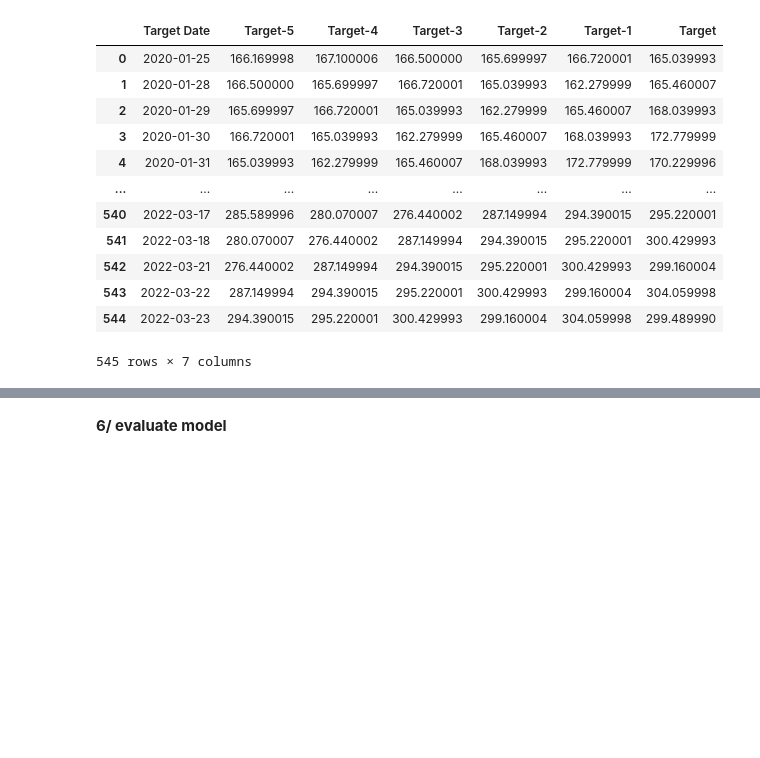
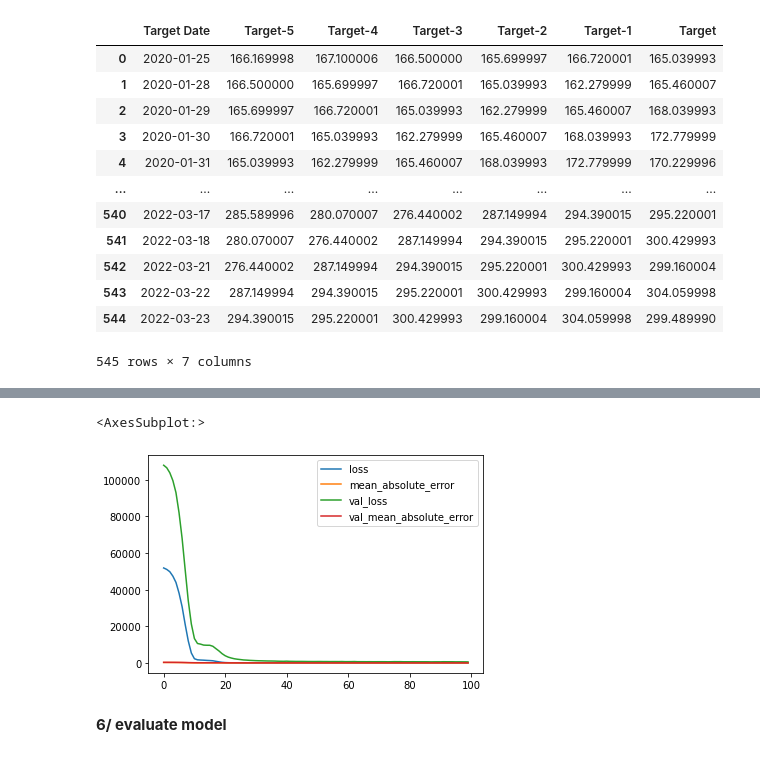
Before and after one commit to iteam1/predict-series-data-with-RNN, a Jupyter notebook: notebook.ipynb, the cells around one changed output, grey strips where cells are left out. Cells and saved outputs as stored; diff of their text form; code cells hidden in the pictures; blank space fills up the shorter version.

Commit message:
buidling model

```diff
--- a/notebook.ipynb
+++ b/notebook.ipynb
@@ -372,0 +466,14 @@ windowed_df
+# %%
+model = Sequential([layers.Input((seq_len,1)),
+                    layers.LSTM(64),
+                    layers.Dense(32,activation = 'relu'),
+                    layers.Dense(32,activation = 'relu'),
+                    layers.Dense(1)
+                   ])
+
+model.compile(loss = 'mse',
+             optimizer = Adam(learning_rate = 1e-3),
+             metrics = ['mean_absolute_error']
+             )
+
+model.summary()
@@ -372,0 +499,2 @@ windowed_df
+# %%
+history = model.fit(X_train,y_train,validation_data = (X_val,y_val),epochs = 100,verbose = True)
@@ -373,2 +519,8 @@ windowed_df
+# %%
+# plot the loss curve
+pd.DataFrame(history.history).plot()
+# %% [output]
+<AxesSubplot:>
+[figure, added]
 # %% [markdown]
 **6/ evaluate model**
```
Also changed, not shown: parts of 45 cells of this notebook, 15 other files.
